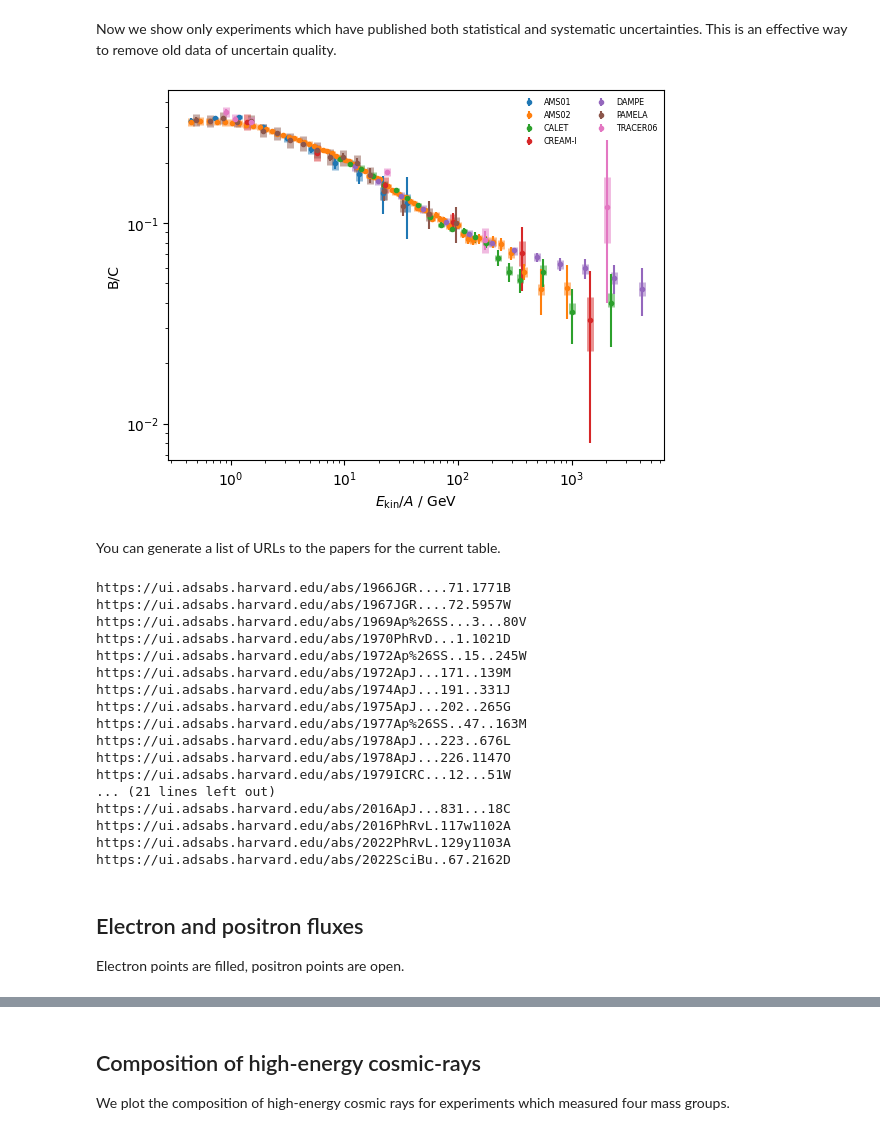
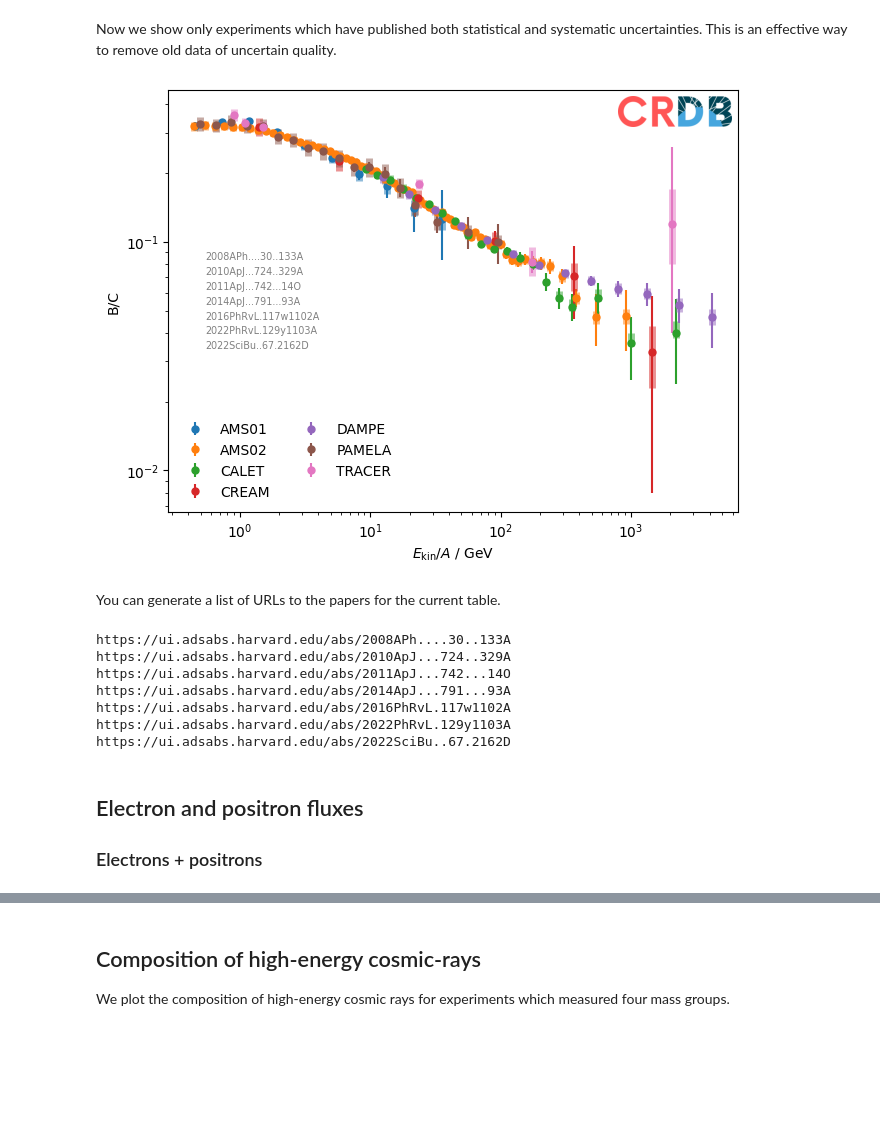
Before and after one commit to crdb-project/tutorial, a Jupyter notebook: gallery.ipynb, the cells around one changed output, grey strips where cells are left out. Drawn from its saved outputs; the diff is of its cells as text; code cells hidden in the pictures; blank space fills up the shorter version.

```diff
--- a/gallery.ipynb
+++ b/gallery.ipynb
@@ -9,3 +18,13 @@ import numpy as np
+# %%
+cc = (
+    # standard markers for our plots
+    cycler(marker=["o", "s", "D", "v", "^", "<", ">"])
+    * cycler(color=mcolors.TABLEAU_COLORS)
+)
+
+plt.rcParams["lines.markersize"] = 5
+plt.rcParams["axes.prop_cycle"] = cc
+plt.rcParams['figure.constrained_layout.use'] = True
 # %% [markdown]
 ## Boron to carbon ratio
 
@@ -14,15 +33,18 @@ We plot all data on B/C ratios in the DB and plot different experiments in diffe
 tab = crdb.query("B/C", energy_type="EKN")
 
 # plot each experiment with different color
-for i, (exp, mask) in enumerate(crdb.experiment_masks(tab).items()):
+for (exp, mask) in crdb.experiment_masks(tab).items():
     t = tab[mask]
     if len(t) == 0:
         continue
-    sta = ([np.abs(t["err_stat_minus"]), t["err_stat_plus"]])
-    plt.errorbar(t["e_mean"], t["value"], sta, fmt=".", label=exp)
+    draw_table(t, label=exp)
 
-plt.legend(ncol=2, frameon=False, fontsize="xx-small", markerscale=1.5)
+plt.legend(ncol=2, frameon=False, loc="lower left", fontsize="xx-small")
 plt.xlabel("$E_\\mathrm{kin} / A$ / GeV")
 plt.ylabel("B/C")
-plt.loglog();
+plt.loglog()
+draw_references(tab,
+    loc="upper left", bbox_to_anchor=(1, 1),
+    fontsize=5, columnspacing=0.3);
+draw_logo(0.78, 1)
 # %% [output]
@@ -32,46 +54,37 @@ Now we show only experiments which have published both statistical and systemati
 # %%
 tab = crdb.query("B/C", energy_type="EKN")
 
+# select only entries with systematic uncertainties
+mask = tab.err_sys_plus > 0
+tab = tab[mask]
+
 for (exp, mask) in crdb.experiment_masks(tab).items():
     t = tab[mask]
-    y = t["value"]
-    if np.all(t["err_stat_plus"] == 0) or np.all(t["err_sys_plus"] == 0):
-        continue
-    l = plt.errorbar(t["e_mean"], y, (t["err_stat_minus"], t["err_stat_plus"]),
-                     fmt=".", label=exp)[0]
-    plt.errorbar(t["e_mean"], y, (t["err_sys_minus"], t["err_sys_plus"]),
-                 fmt="none", lw=5, color=l.get_color(), alpha=0.5, zorder=0)
+    draw_table(t, label=exp)
 
-plt.legend(ncol=2, frameon=False, fontsize="xx-small")
+plt.legend(ncol=2, frameon=False, loc="lower left")
 plt.xlabel("$E_\\mathrm{kin} / A$ / GeV")
 plt.ylabel("B/C")
-plt.loglog();
+plt.loglog()
+draw_references(tab, loc="center left", bbox_to_anchor=(0.05, 0.5),
+                fontsize="x-small");
+draw_logo(0.78, 1)
 # %% [output]
-[figure, old version]
+[figure, new version]
 # %% [markdown]
 You can generate a list of URLs to the papers for the current table.
 # %%
 for url in crdb.reference_urls(tab):
     print(url)
 # %% [output]
-https://ui.adsabs.harvard.edu/abs/1966JGR....71.1771B
-https://ui.adsabs.harvard.edu/abs/1967JGR....72.5957W
-https://ui.adsabs.harvard.edu/abs/1969Ap%26SS...3...80V
-https://ui.adsabs.harvard.edu/abs/1970PhRvD...1.1021D
-https://ui.adsabs.harvard.edu/abs/1972Ap%26SS..15..245W
-https://ui.adsabs.harvard.edu/abs/1972ApJ...171..139M
-https://ui.adsabs.harvard.edu/abs/1974ApJ...191..331J
-https://ui.adsabs.harvard.edu/abs/1975ApJ...202..265G
-https://ui.adsabs.harvard.edu/abs/1977Ap%26SS..47..163M
-https://ui.adsabs.harvard.edu/abs/1978ApJ...223..676L
-https://ui.adsabs.harvard.edu/abs/1978ApJ...226.1147O
-https://ui.adsabs.harvard.edu/abs/1979ICRC...12...51W
-... (21 lines left out)
-https://ui.adsabs.harvard.edu/abs/2016ApJ...831...18C
+https://ui.adsabs.harvard.edu/abs/2008APh....30..133A
+https://ui.adsabs.harvard.edu/abs/2010ApJ...724..329A
+https://ui.adsabs.harvard.edu/abs/2011ApJ...742...14O
+https://ui.adsabs.harvard.edu/abs/2014ApJ...791...93A
 https://ui.adsabs.harvard.edu/abs/2016PhRvL.117w1102A
 https://ui.adsabs.harvard.edu/abs/2022PhRvL.129y1103A
 https://ui.adsabs.harvard.edu/abs/2022SciBu..67.2162D
 # %% [markdown]
 ## Electron and positron fluxes
 
-Electron points are filled, positron points are open.
+### Electrons + positrons
```
Also changed, not shown: parts of 25 cells of this notebook.
